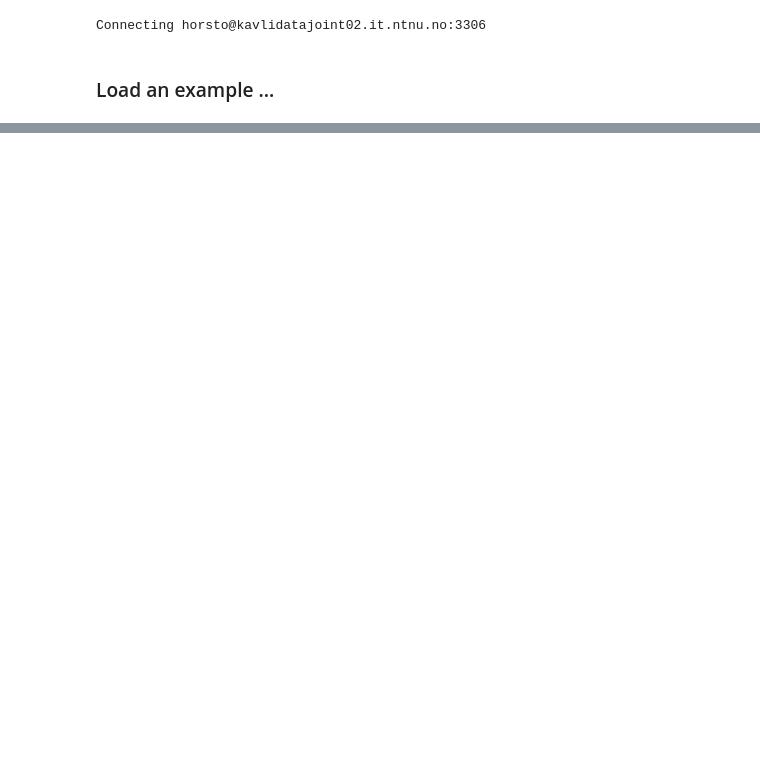
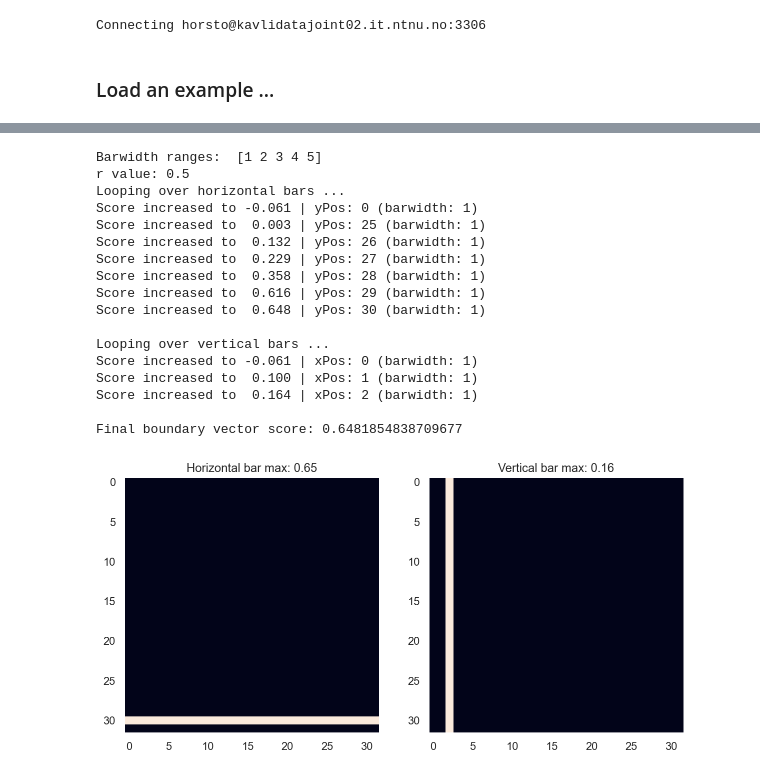
Before and after one commit to horsto/boundary_vector_score, a Jupyter notebook: Boundary vector score tests.ipynb, the cells around one changed output, grey strips where cells are left out. Drawn from its saved outputs; the diff is of its cells as text; code cells hidden in the pictures; blank space fills up the shorter version.

```diff
--- a/Boundary vector score tests.ipynb
+++ b/Boundary vector score tests.ipynb
@@ -61,3 +88,24 @@ bvs, _,_ = calc_bv_score(mapOnes, r=.5)
+# %%
+bvs, bvs_x, bvs_y = calc_bv_score(fieldmap, r=.5, barwidth_max=5, show_plots=True, debug=True)
+# %% [output]
+Barwidth ranges:  [1 2 3 4 5]
+r value: 0.5
+Looping over horizontal bars ...
+Score increased to -0.061 | yPos: 0 (barwidth: 1)
+Score increased to  0.003 | yPos: 25 (barwidth: 1)
+Score increased to  0.132 | yPos: 26 (barwidth: 1)
+Score increased to  0.229 | yPos: 27 (barwidth: 1)
+Score increased to  0.358 | yPos: 28 (barwidth: 1)
+Score increased to  0.616 | yPos: 29 (barwidth: 1)
+Score increased to  0.648 | yPos: 30 (barwidth: 1)
+
+Looping over vertical bars ...
+Score increased to -0.061 | xPos: 0 (barwidth: 1)
+Score increased to  0.100 | xPos: 1 (barwidth: 1)
+Score increased to  0.164 | xPos: 2 (barwidth: 1)
+
+Final boundary vector score: 0.6481854838709677
+[figure, added]
 # %%
 bvs # max of x and y
 # %% [output]
```
Also changed, not shown: parts of 18 cells of this notebook, 7 other files.
